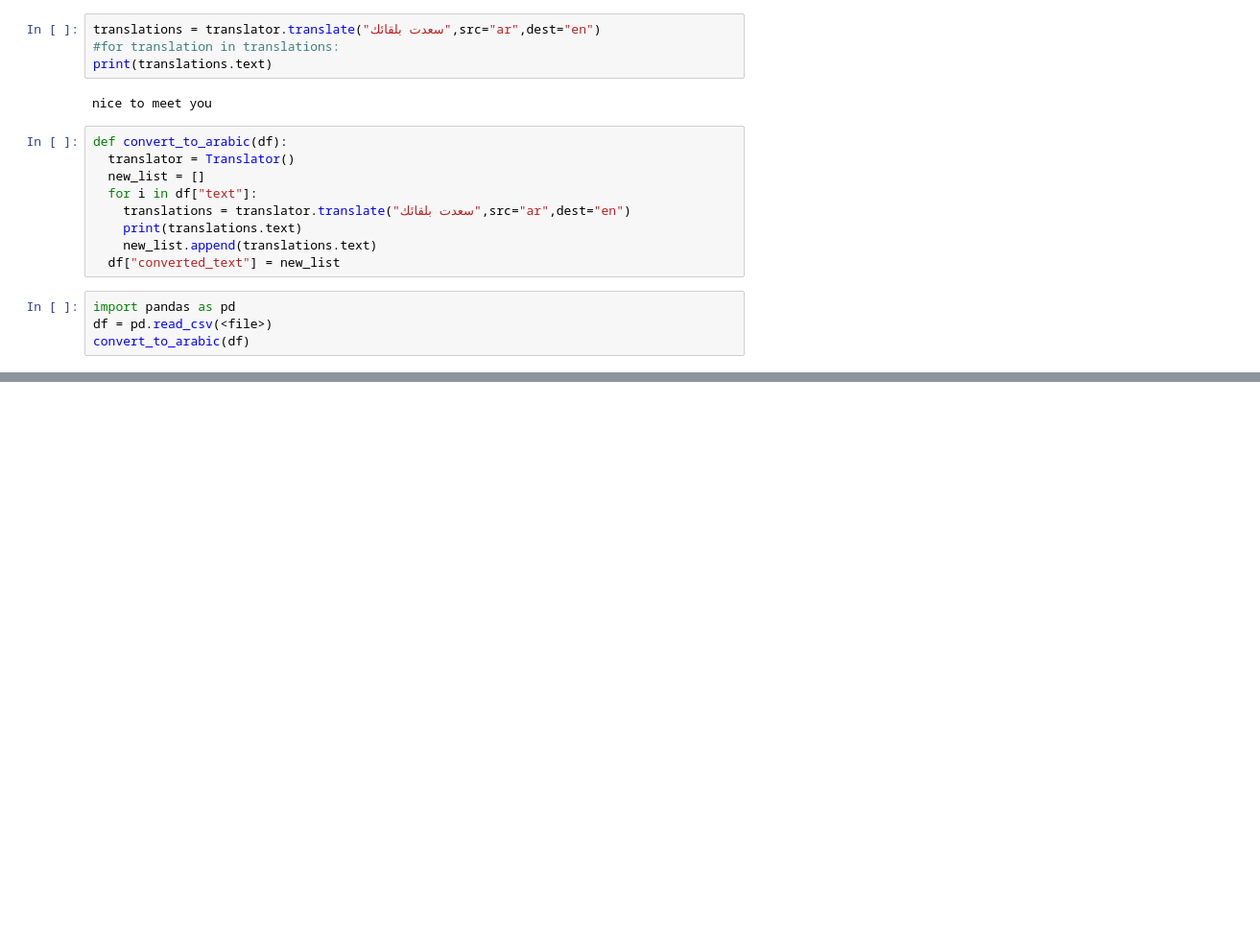
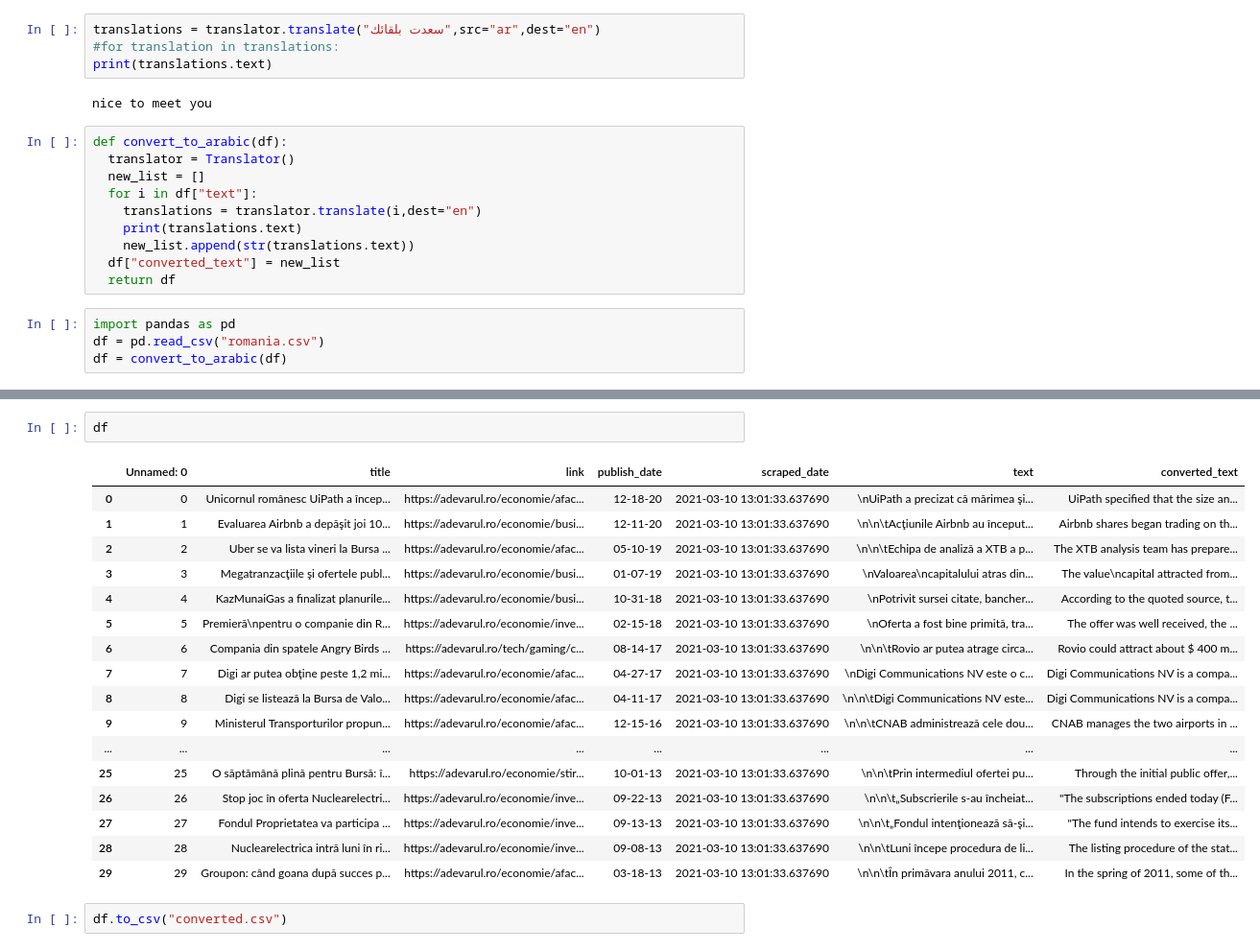
Before and after one commit to vishwajeet-hogale/IPO-rep, a Jupyter notebook: Arabic_English.ipynb, the cells around one changed output, grey strips where cells are left out. Shown at 96% size. Cells and saved outputs as stored; diff of their text form; blank space fills up the shorter version.

```diff
--- a/Arabic_English.ipynb
+++ b/Arabic_English.ipynb
@@ -36,11 +44,12 @@ def convert_to_arabic(df):
   translator = Translator()
   new_list = []
   for i in df["text"]:
-    translations = translator.translate("سعدت بلقائك",src="ar",dest="en")
+    translations = translator.translate(i,dest="en")
     print(translations.text)
-    new_list.append(translations.text)
+    new_list.append(str(translations.text))
   df["converted_text"] = new_list
+  return df
 # %%
 import pandas as pd
-df = pd.read_csv(<file>)
-convert_to_arabic(df)
+df = pd.read_csv("romania.csv")
+df = convert_to_arabic(df)
@@ -46,0 +74,22 @@ convert_to_arabic(df)
+# %%
+df
+# %% [output]
+|  | Unnamed: 0 | title | link | publish_date | scraped_date | text | converted_text |
+| 0 | 0 | Unicornul românesc UiPath a încep... | https://adevarul.ro/economie/afac... | 12-18-20 | 2021-03-10 13:01:33.637690 | \nUiPath a precizat că mărimea şi... | UiPath specified that the size an... |
+| 1 | 1 | Evaluarea Airbnb a depăşit joi 10... | https://adevarul.ro/economie/busi... | 12-11-20 | 2021-03-10 13:01:33.637690 | \n\n\tAcţiunile Airbnb au început... | Airbnb shares began trading on th... |
+| 2 | 2 | Uber se va lista vineri la Bursa ... | https://adevarul.ro/economie/afac... | 05-10-19 | 2021-03-10 13:01:33.637690 | \n\n\tEchipa de analiză a XTB a p... | The XTB analysis team has prepare... |
+| 3 | 3 | Megatranzacţiile şi ofertele publ... | https://adevarul.ro/economie/busi... | 01-07-19 | 2021-03-10 13:01:33.637690 | \nValoarea\ncapitalului atras din... | The value\ncapital attracted from... |
+| 4 | 4 | KazMunaiGas a finalizat planurile... | https://adevarul.ro/economie/busi... | 10-31-18 | 2021-03-10 13:01:33.637690 | \nPotrivit sursei citate, bancher... | According to the quoted source, t... |
+| 5 | 5 | Premieră\npentru o companie din R... | https://adevarul.ro/economie/inve... | 02-15-18 | 2021-03-10 13:01:33.637690 | \nOferta a fost bine primită, tra... | The offer was well received, the ... |
+| 6 | 6 | Compania din spatele Angry Birds ... | https://adevarul.ro/tech/gaming/c... | 08-14-17 | 2021-03-10 13:01:33.637690 | \n\n\tRovio ar putea atrage circa... | Rovio could attract about $ 400 m... |
+| 7 | 7 | Digi ar putea obţine peste 1,2 mi... | https://adevarul.ro/economie/afac... | 04-27-17 | 2021-03-10 13:01:33.637690 | \nDigi Communications NV este o c... | Digi Communications NV is a compa... |
+| 8 | 8 | Digi se listează la Bursa de Valo... | https://adevarul.ro/economie/afac... | 04-11-17 | 2021-03-10 13:01:33.637690 | \n\n\tDigi Communications NV este... | Digi Communications NV is a compa... |
+| 9 | 9 | Ministerul Transporturilor propun... | https://adevarul.ro/economie/afac... | 12-15-16 | 2021-03-10 13:01:33.637690 | \n\n\tCNAB administrează cele dou... | CNAB manages the two airports in ... |
+| ... | ... | ... | ... | ... | ... | ... | ... |
+| 25 | 25 | O săptămână plină pentru Bursă: î... | https://adevarul.ro/economie/stir... | 10-01-13 | 2021-03-10 13:01:33.637690 | \n\n\tPrin intermediul ofertei pu... | Through the initial public offer,... |
+| 26 | 26 | Stop joc în oferta Nuclearelectri... | https://adevarul.ro/economie/inve... | 09-22-13 | 2021-03-10 13:01:33.637690 | \n\n\t„Subscrierile s-au încheiat... | "The subscriptions ended today (F... |
+| 27 | 27 | Fondul Proprietatea va participa ... | https://adevarul.ro/economie/inve... | 09-13-13 | 2021-03-10 13:01:33.637690 | \n\n\t„Fondul intenţionează să-şi... | "The fund intends to exercise its... |
+| 28 | 28 | Nuclearelectrica intră luni în ri... | https://adevarul.ro/economie/inve... | 09-08-13 | 2021-03-10 13:01:33.637690 | \n\n\tLuni începe procedura de li... | The listing procedure of the stat... |
+| 29 | 29 | Groupon: când goana după succes p... | https://adevarul.ro/economie/afac... | 03-18-13 | 2021-03-10 13:01:33.637690 | \n\n\tÎn primăvara anului 2011, c... | In the spring of 2011, some of th... |
+# %%
+df.to_csv("converted.csv")
```
Also changed, not shown: parts of 3 cells of this notebook.
